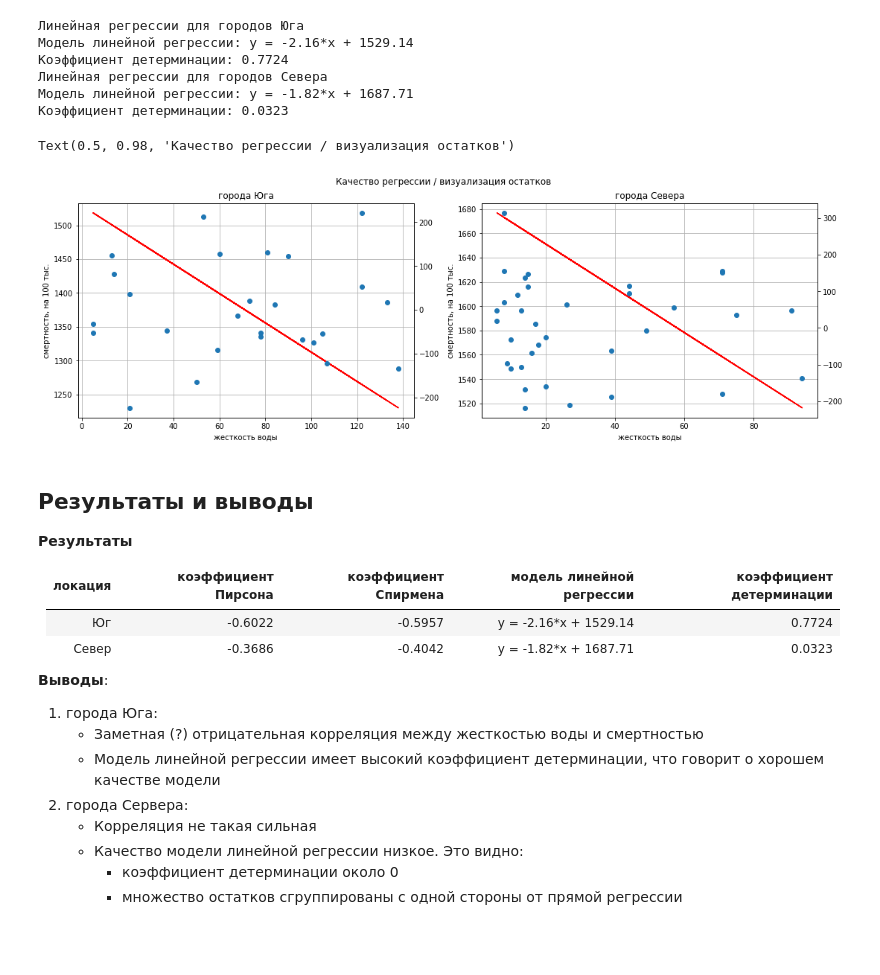
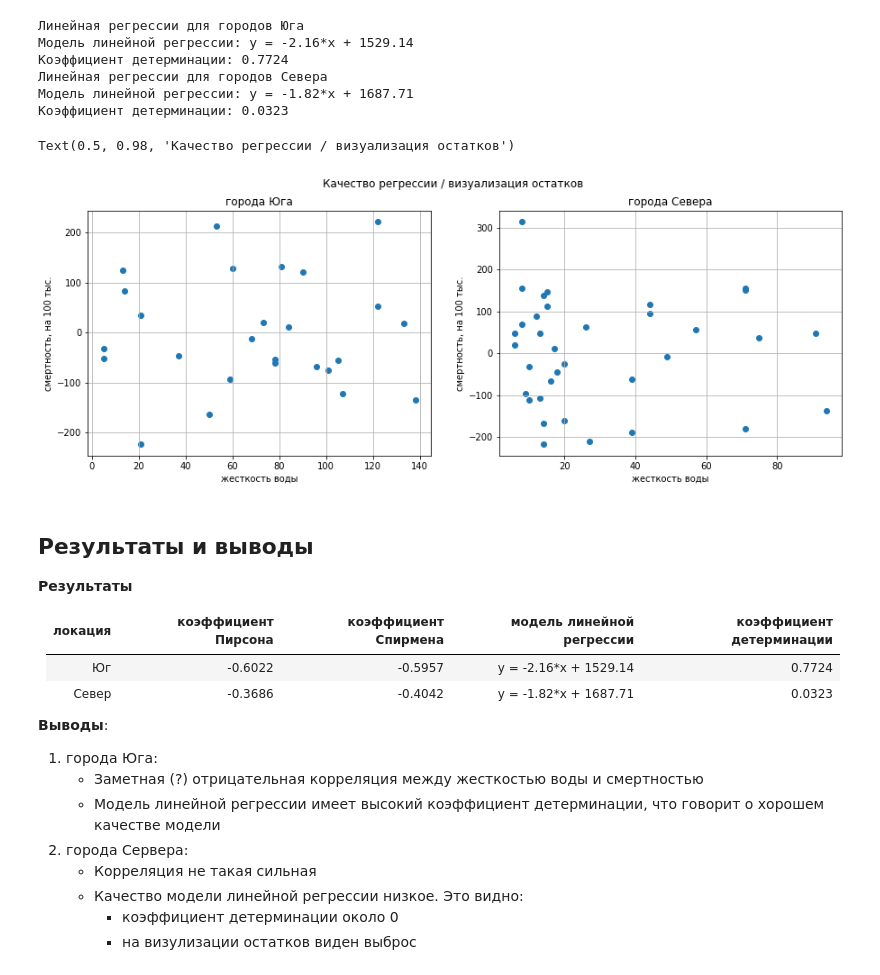
Before and after one commit to pudovd/stpy-19, a Jupyter notebook: 04-correlation/water-south-vs-north.ipynb, the cells around one changed output. Drawn from its saved outputs; the diff is of its cells as text; code cells hidden in the pictures; blank space fills up the shorter version.

```diff
--- a/04-correlation/water-south-vs-north.ipynb
+++ b/04-correlation/water-south-vs-north.ipynb
@@ -118,37 +118,34 @@ model_north = linear_regression(water_north, "Север", test_size=0.10)
 # %%
 def data_for_residuals(model, df):
     X = df[['hardness']]
     y = df['mortality']
     y_pred = model.predict(X)
     residuals = y - y_pred
 
-    return X, y_pred, residuals
+    return X, residuals
 
 def draw_residuals(model, df, location, ax):
-    X, y_pred, residuals = data_for_residuals(model, df)
-
-    ax.plot(X, y_pred, c='r')
-    ax2 = ax.twinx()
-    ax2.scatter(X, residuals)
-#     xlabel = 'жесткость воды'
-#     ylabel = 'смертность, на 100 тыс.'
+    X, residuals = data_for_residuals(model, df)
+    ax.scatter(X, residuals)
+    xlabel = 'жесткость воды'
+    ylabel = 'смертность, на 100 тыс.'
 
 
     ax.set_xlabel(xlabel)
     ax.set_ylabel(ylabel)
     ax.set_title(f'города {location}а')
     ax.grid(True)
 
 
-fig, [ax0, ax1] = plt.subplots(1,2, constrained_layout=True, figsize=(15,5))
+fig, [ax0, ax1] = plt.subplots(1,2, figsize=(15,5))
 
 draw_residuals(model_south, water_south, "Юг", ax0)
 draw_residuals(model_north, water_north, "Север", ax1)
 
 plt.suptitle("Качество регрессии / визуализация остатков")
 # %% [output]
 Text(0.5, 0.98, 'Качество регрессии / визуализация остатков')
-[figure, old version]
+[figure, new version]
 # %% [markdown]
 ## Результаты и выводы
 
@@ -167,4 +164,4 @@ Text(0.5, 0.98, 'Качество регрессии / визуализация
     * Корреляция не такая сильная
     * Качество модели линейной регрессии низкое. Это видно:
          * коэффициент детерминации около 0
-         * множество остатков сгруппированы с одной стороны от прямой регрессии
+         * на визулизации остатков виден выброс
```
Also changed, not shown: 1 other file.
